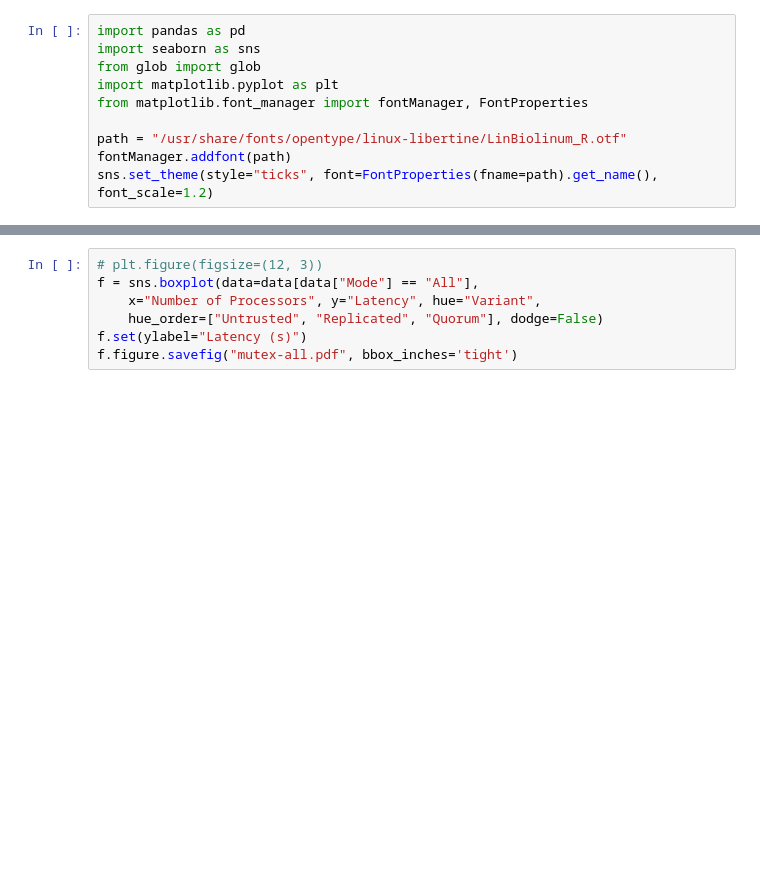
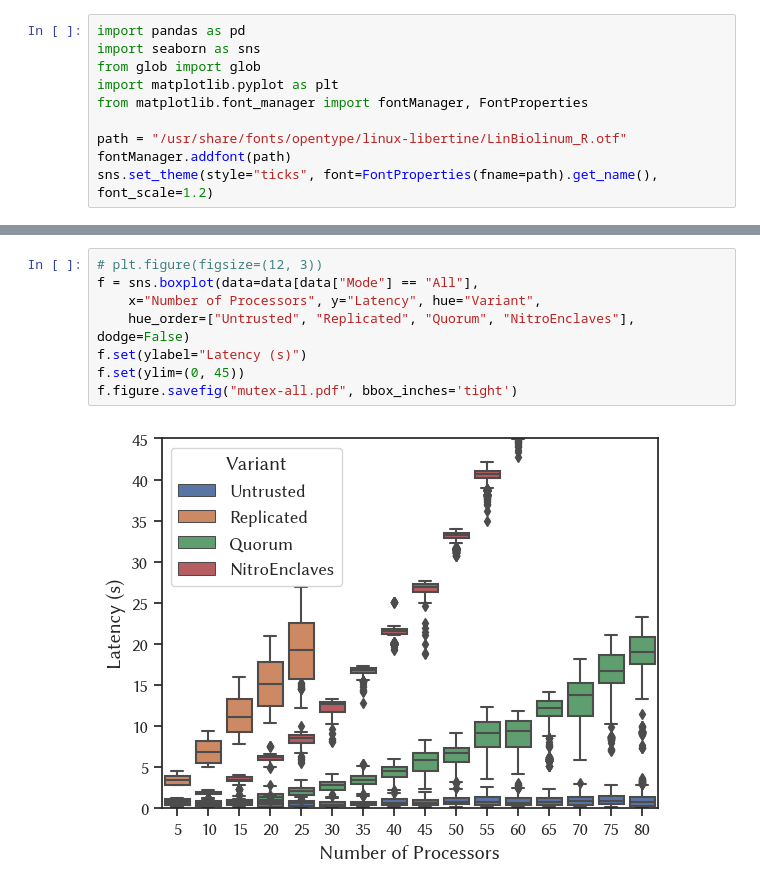
Before and after one commit to neatsys/neatworks, a Jupyter notebook: tools/boson-control/notebooks/mutex.ipynb, the cells around one changed output, grey strips where cells are left out. Cells and saved outputs as stored; diff of their text form; blank space fills up the shorter version.

```diff
--- a/tools/boson-control/notebooks/mutex.ipynb
+++ b/tools/boson-control/notebooks/mutex.ipynb
@@ -16,10 +30,13 @@ data
 # %%
 # plt.figure(figsize=(12, 3))
 f = sns.boxplot(data=data[data["Mode"] == "All"],
     x="Number of Processors", y="Latency", hue="Variant",
-    hue_order=["Untrusted", "Replicated", "Quorum"], dodge=False)
+    hue_order=["Untrusted", "Replicated", "Quorum", "NitroEnclaves"], dodge=False)
 f.set(ylabel="Latency (s)")
+f.set(ylim=(0, 45))
 f.figure.savefig("mutex-all.pdf", bbox_inches='tight')
+# %% [output]
+[figure, added]
 # %%
 f = sns.lineplot(data=data[data["Mode"] == "One"],
     x="Number of Processors", y="Latency", hue="Variant",
```
Also changed, not shown: parts of 2 cells of this notebook, 42 other files.
